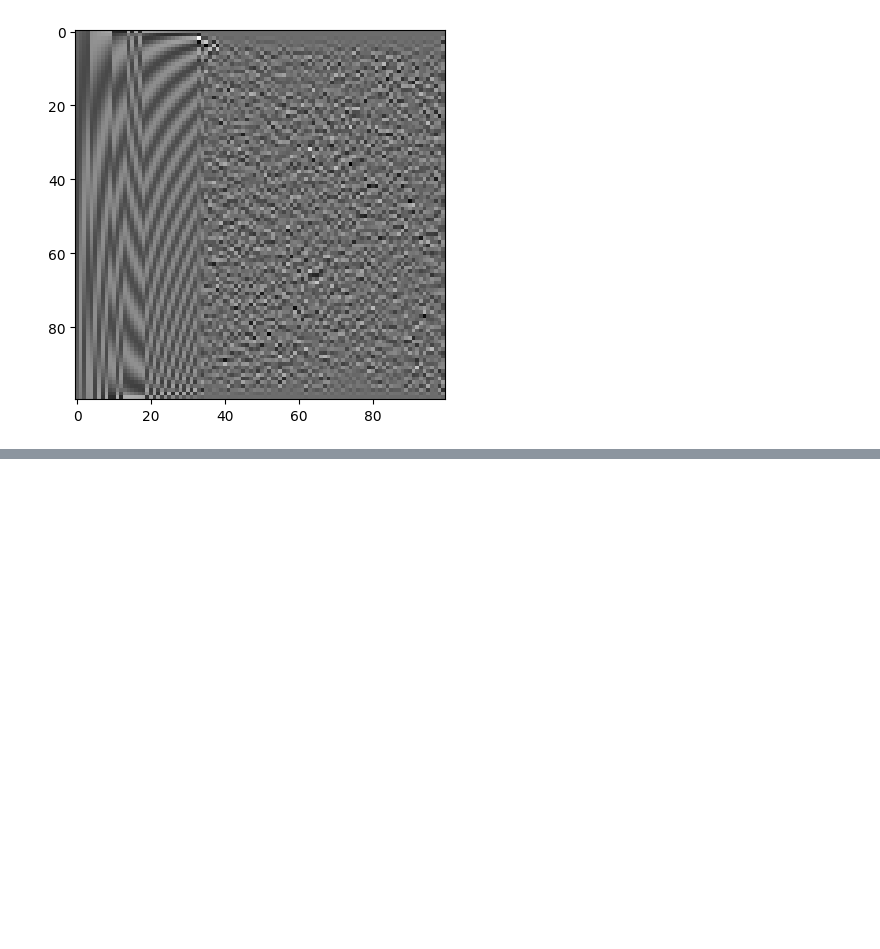
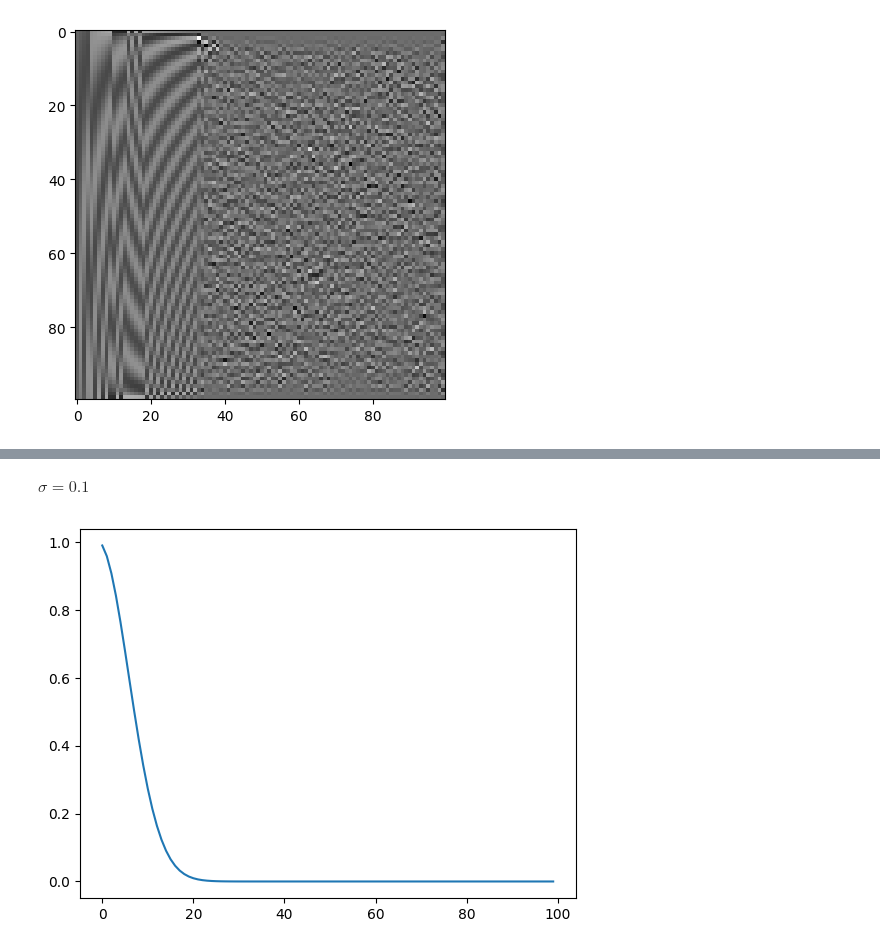
Before and after one commit to lucieniii/UCL-IPI-2022, a Jupyter notebook: ex1/ex1.ipynb, the cells around one changed output, grey strips where cells are left out. Drawn from its saved outputs; the diff is of its cells as text; code cells hidden in the pictures; blank space fills up the shorter version.

```diff
--- a/ex1/ex1.ipynb
+++ b/ex1/ex1.ipynb
@@ -190,0 +229,8 @@ plt.imshow(v, cmap='gray')
+# %% [markdown]
+$\sigma = 0.1$
+# %%
+u, s, vt = svd(A01)
+plt.plot(s)
+plt.show()
+# %% [output]
+[figure, added]
```
Also changed, not shown: parts of 45 cells of this notebook.
